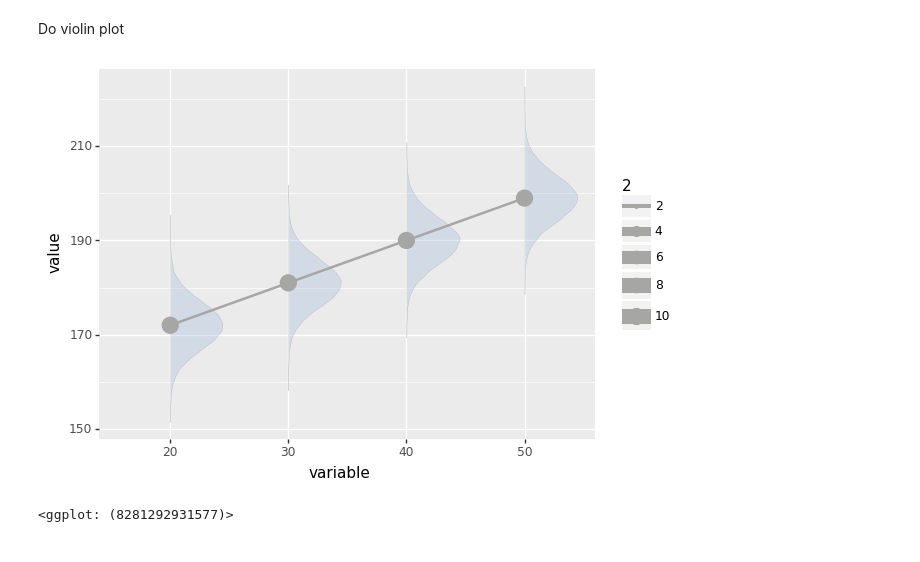
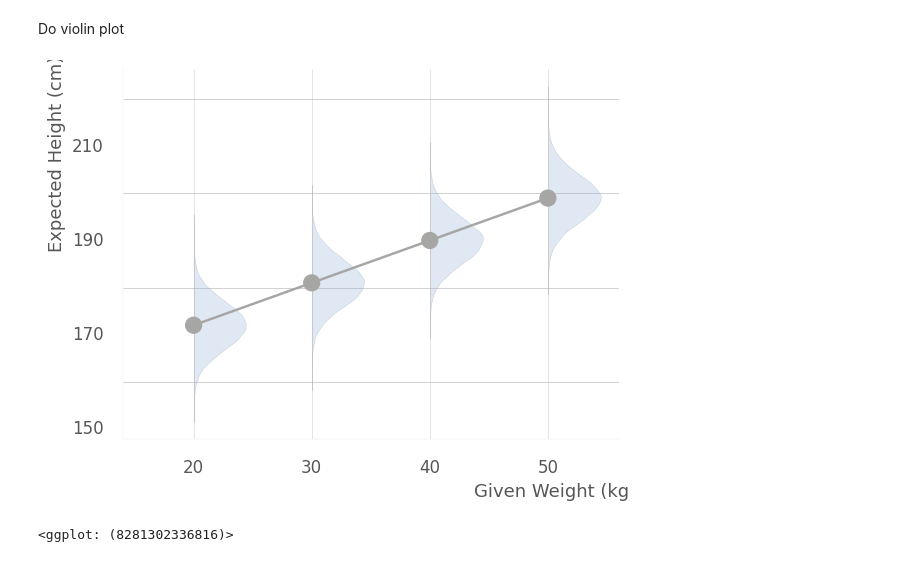
Before and after one commit to steed360/Data-Analysis, a Jupyter notebook: a_Regression_Errors.ipynb, the cells around one changed output. Cells and saved outputs as stored; diff of their text form; code cells hidden in the pictures.

```diff
--- a/a_Regression_Errors.ipynb
+++ b/a_Regression_Errors.ipynb
@@ -62,0 +145,32 @@ mu1
+# %%
+from plotnine import geom_violin
+from plotnine import ggplot, aes
+
+t = theme(
+          # Overrides
+          axis_title_y = element_text(angle = 90, va = 'bottom', ha = 'left', size = 13, color = GRAY3, y = 0.5),
+          axis_title_x = element_text(  size = 13, color = GRAY3, x=0.75),
+          panel_grid_major_y=element_blank(),
+          legend_position="none"
+)
+
+lsize = 0.1
+shift = -0.06
+shift_point = 0.07
+
+# For shifting the violin plot
+def alt_sign(x):
+    "Alternate +1/-1 if x is even/odd"
+    #return (-1) ** x
+    return
+
+fig = \
+(ggplot()
+  + geom_line (data_x_y,aes( x='variable', y='y', group = 'group', size=2),color=GRAY8 )
+  + geom_point (data_x_y, aes( x='variable', y='y',size=10), color=GRAY8 )
+  + labs(y = "Expected Height (cm)    "  , x = "Given Weight (kg)")
+  +  SWD_theme() + t
+
+)
+
+fig
@@ -132,35 +219,39 @@ from plotnine import geom_violin
 from plotnine import ggplot, aes
 
 t = theme(
           # Overrides
-          axis_title_y = element_text(angle = 90, va = 'bottom', ha = 'left', size = 13, color = GRAY3, y = 0.52),
-          axis_title_x = element_text(size = 9, color = GRAY3),
-          panel_grid_major_y=element_blank()
+          axis_title_y = element_text(angle = 90, va = 'bottom', ha = 'left', size = 13, color = GRAY3, y = 0.5),
+          axis_title_x = element_text(  size = 13, color = GRAY3, x=0.8),
+          panel_grid_major_y=element_blank(),
+          legend_position="none"
 )
 
 lsize = 0.1
 shift = -0.06
 shift_point = 0.07
 
 # For shifting the violin plot
 def alt_sign(x):
     "Alternate +1/-1 if x is even/odd"
     #return (-1) ** x
     return
 
 m1 = aes(x=stage('variable', after_scale='x+shift*x'))                 # shift outward
 m2 = aes(x=stage('variable', after_scale='x+shift_point*x'))           # shift outward
 m3 = aes( stage('variable', after_scale='x+shift_point*x' ),y='vals' )
 
 fig = \
 (ggplot(df_long, aes('variable', 'value',group = 'variable'))
   + geom_violin( alpha=0.3, color=GRAY8, fill=BLUE3, style="right", size=lsize)
   #+ geom_point(m2, alpha=0.005, color=GRAY8,size=0.2)
   + geom_line (data_x_y,aes( x='variable', y='y', group = 'group', size=2),color=GRAY8 )
   + geom_point (data_x_y, aes( x='variable', y='y',size=10), color=GRAY8 )
+  + labs(y = "Expected Height (cm)     "  , x = "Given Weight (kg)")
+  +SWD_theme() + t
 )
 
+
 fig
 # %% [output]
-[figure, old version]
+[figure, new version]
-<ggplot: (8281292931577)>
+<ggplot: (8281302336816)>
```
Also changed, not shown: parts of 28 cells of this notebook.
